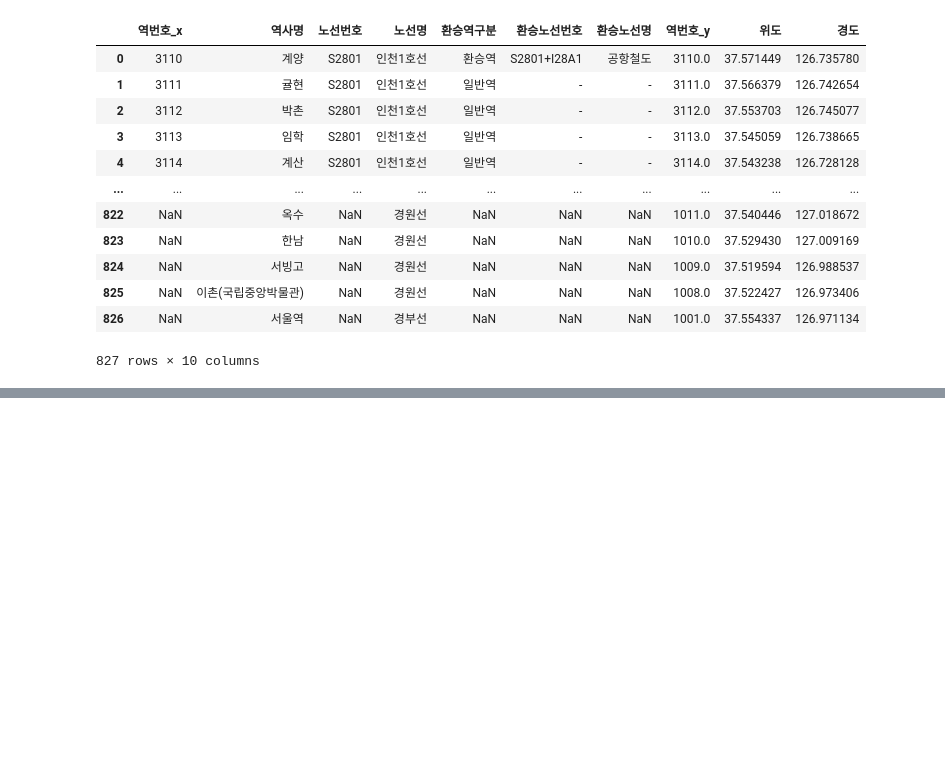
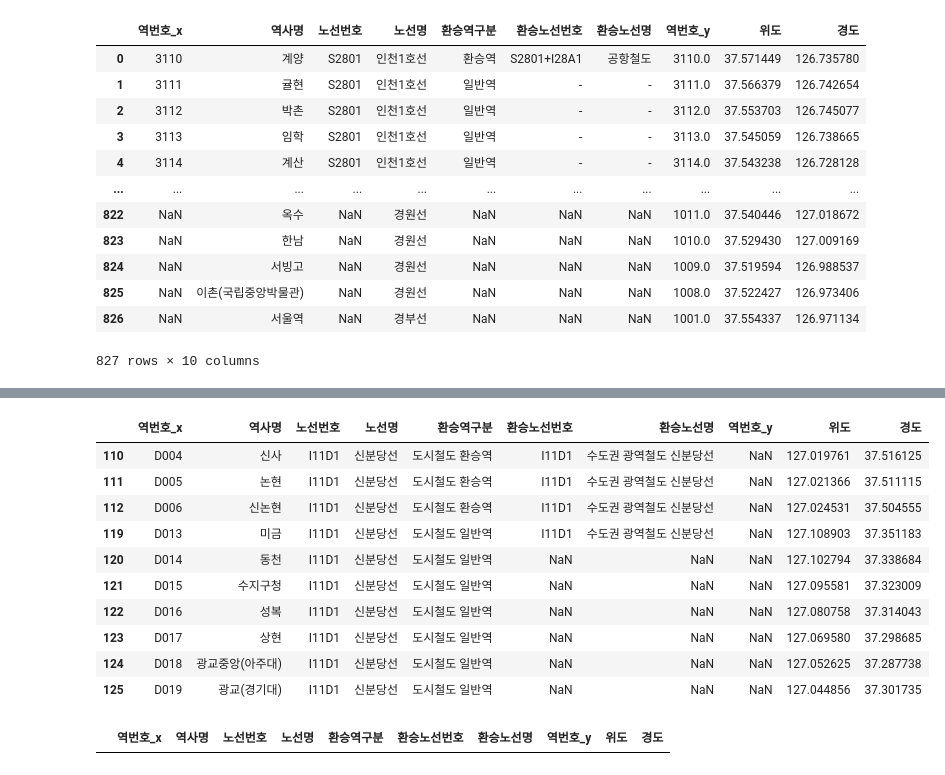
Before and after one commit to 23-1-CauCapstone-Team3/DataPreprocessing, a Jupyter notebook: train/train.ipynb, the cells around one changed output, grey strips where cells are left out. Cells and saved outputs as stored; diff of their text form; code cells hidden in the pictures; blank space fills up the shorter version.

```diff
--- a/train/train.ipynb
+++ b/train/train.ipynb
@@ -553,0 +584,22 @@ station_result
+# %%
+# 시각화 결과, 광교 등 몇몇 역의 위경도 좌표가 반대로 들어가 있는 것처럼 보임
+# 위경도가 한국을 벗어난 역들 찾아보기
+station_outof_korea = station_result[(station_result['위도'] < 33.10000000) |
+                                     (station_result['위도'] > 38.45000000) | (station_result['경도'] < 124.19583333) |
+                                     (station_result['경도'] > 131.87222222)]
+
+station_outof_korea
+
+# 확인 결과, 범위를 벗어나는 역 전부 위경도 데이터가 반대로 들어가 있음
+# %% [output]
+|  | 역번호_x | 역사명 | 노선번호 | 노선명 | 환승역구분 | 환승노선번호 | 환승노선명 | 역번호_y | 위도 | 경도 |
+| 110 | D004 | 신사 | I11D1 | 신분당선 | 도시철도 환승역 | I11D1 | 수도권 광역철도 신분당선 | NaN | 127.019761 | 37.516125 |
+| 111 | D005 | 논현 | I11D1 | 신분당선 | 도시철도 환승역 | I11D1 | 수도권 광역철도 신분당선 | NaN | 127.021366 | 37.511115 |
+| 112 | D006 | 신논현 | I11D1 | 신분당선 | 도시철도 환승역 | I11D1 | 수도권 광역철도 신분당선 | NaN | 127.024531 | 37.504555 |
+| 119 | D013 | 미금 | I11D1 | 신분당선 | 도시철도 일반역 | I11D1 | 수도권 광역철도 신분당선 | NaN | 127.108903 | 37.351183 |
+| 120 | D014 | 동천 | I11D1 | 신분당선 | 도시철도 일반역 | NaN | NaN | NaN | 127.102794 | 37.338684 |
+| 121 | D015 | 수지구청 | I11D1 | 신분당선 | 도시철도 일반역 | NaN | NaN | NaN | 127.095581 | 37.323009 |
+| 122 | D016 | 성복 | I11D1 | 신분당선 | 도시철도 일반역 | NaN | NaN | NaN | 127.080758 | 37.314043 |
+| 123 | D017 | 상현 | I11D1 | 신분당선 | 도시철도 일반역 | NaN | NaN | NaN | 127.069580 | 37.298685 |
+| 124 | D018 | 광교중앙(아주대) | I11D1 | 신분당선 | 도시철도 일반역 | NaN | NaN | NaN | 127.052625 | 37.287738 |
+| 125 | D019 | 광교(경기대) | I11D1 | 신분당선 | 도시철도 일반역 | NaN | NaN | NaN | 127.044856 | 37.301735 |
@@ -553,0 +610,11 @@ station_result
+# %%
+# 위경도가 한국을 벗어난 역들 다시 찾아보기
+station_outof_korea = station_result[(station_result['위도'] < 33.10000000) |
+                                     (station_result['위도'] > 38.45000000) | (station_result['경도'] < 124.19583333) |
+                                     (station_result['경도'] > 131.87222222)]
+
+station_outof_korea
+
+# 확인 결과, 모든 역이 제대로 한국 내에 존재함
+# %% [output]
+|  | 역번호_x | 역사명 | 노선번호 | 노선명 | 환승역구분 | 환승노선번호 | 환승노선명 | 역번호_y | 위도 | 경도 |
```
Also changed, not shown: parts of 10 cells of this notebook.
